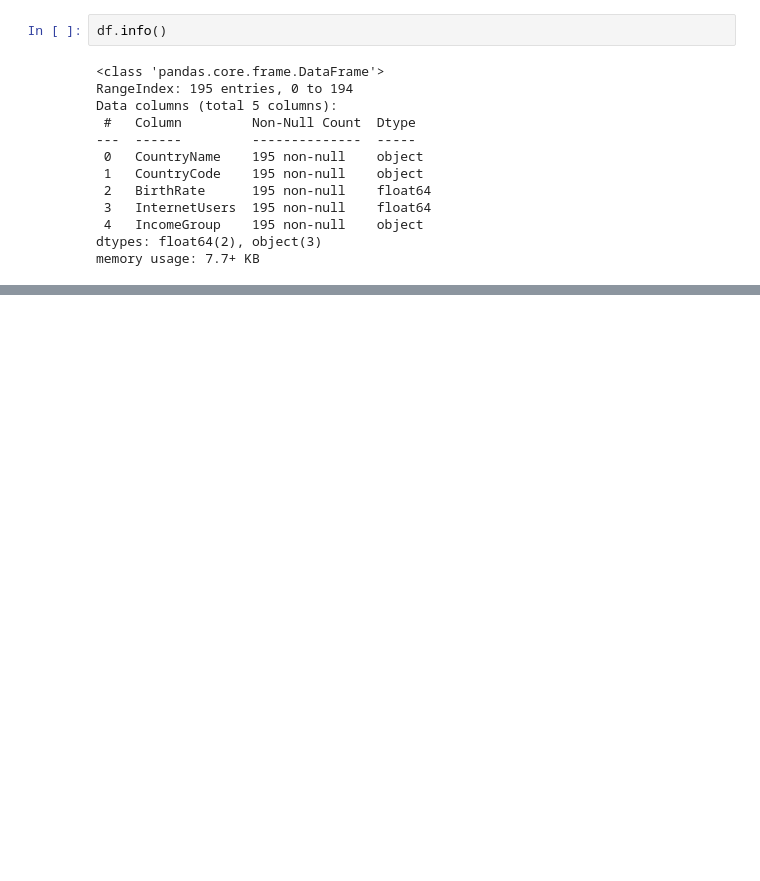
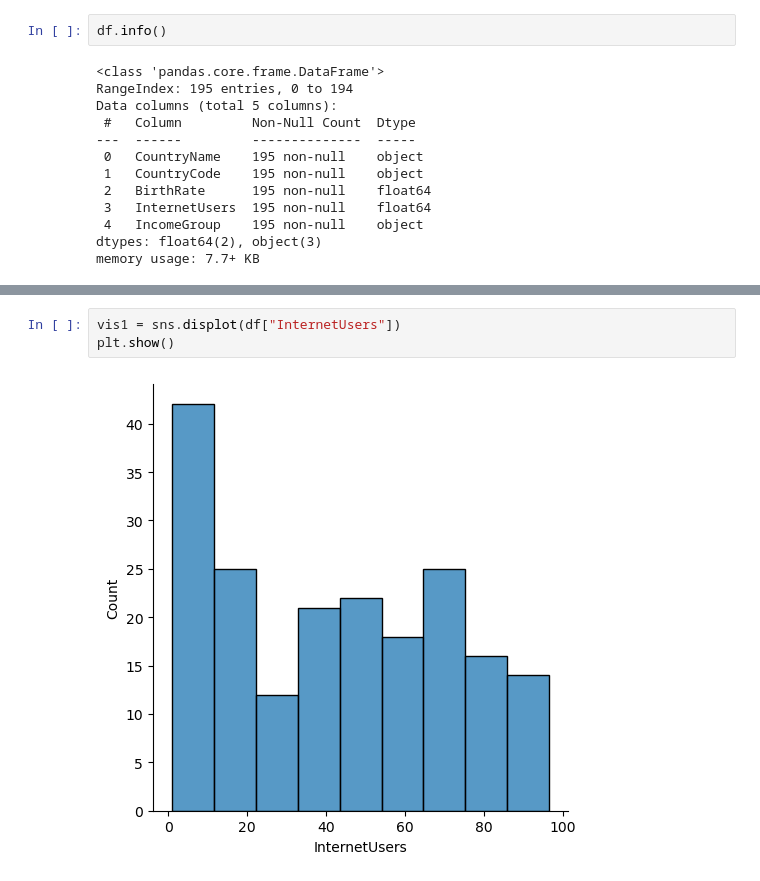
Before and after one commit to sivahere4cloud/ai-journey, a Jupyter notebook: 04-pandas/pandas_Introduction.ipynb, the cells around one changed output, grey strips where cells are left out. Saved outputs shown, nothing was run; the diff lists cells and outputs as text; blank space fills up the shorter version.

```diff
--- a/04-pandas/pandas_Introduction.ipynb
+++ b/04-pandas/pandas_Introduction.ipynb
@@ -109,0 +553,5 @@ memory usage: 7.7+ KB
+# %%
+vis1 = sns.displot(df["InternetUsers"])
+plt.show()
+# %% [output]
+[figure, added]
```
Also changed, not shown: parts of 45 cells of this notebook.
